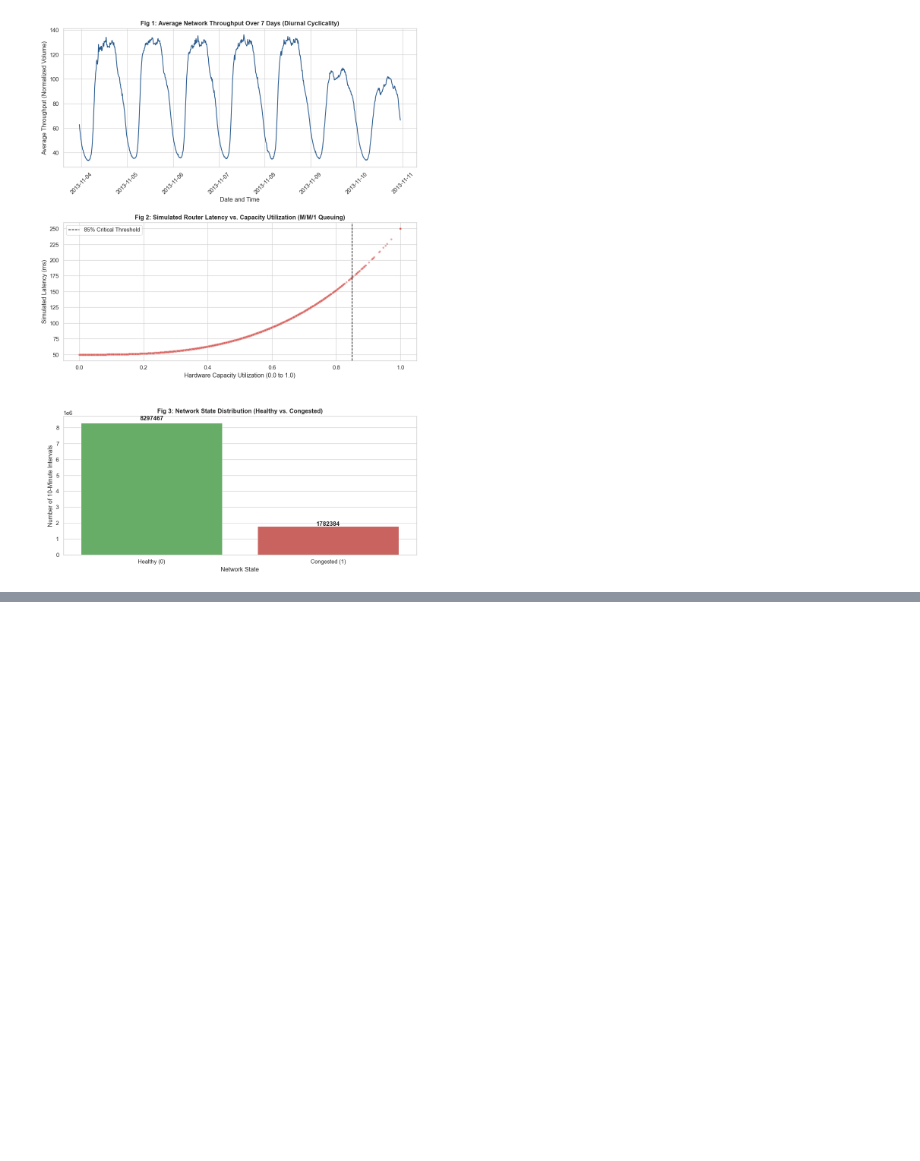
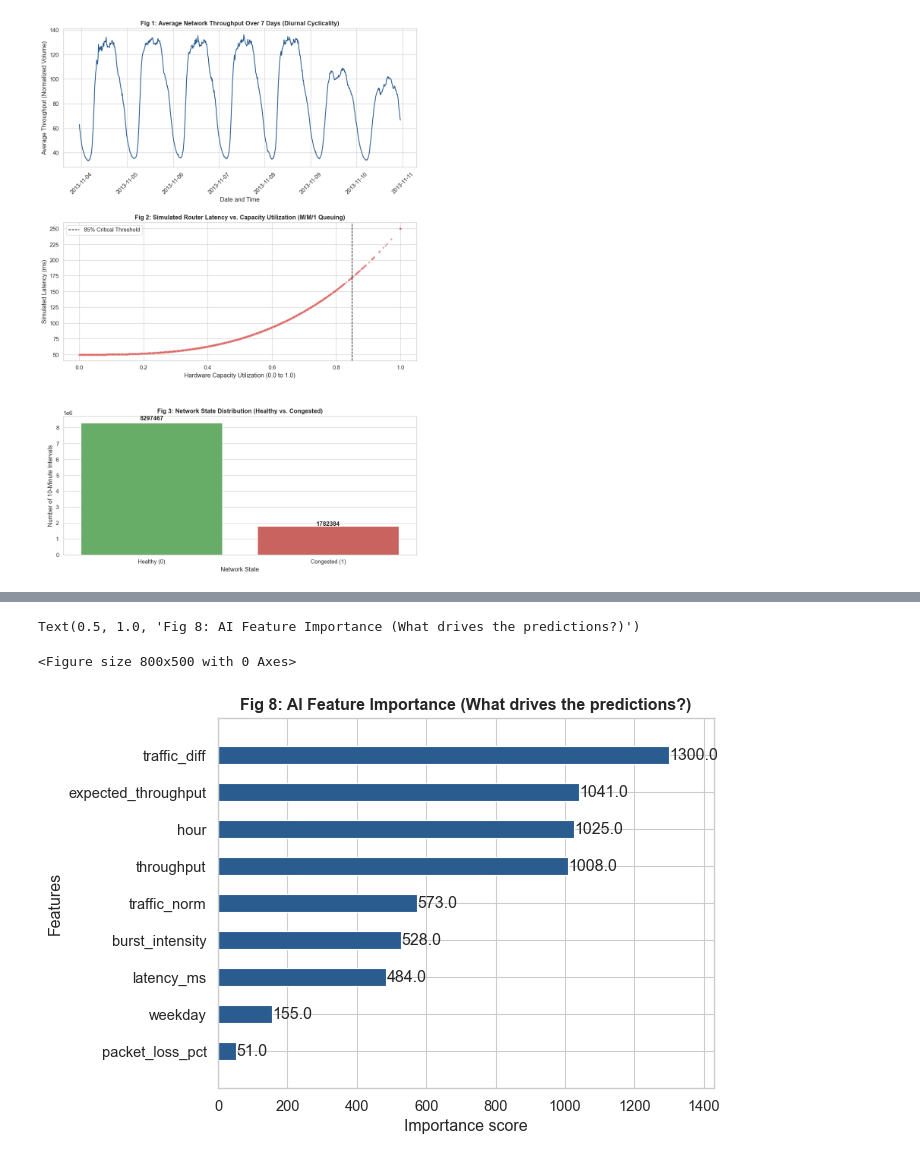
Before and after one commit to Abiodun-Amos/Network-Congestion-Prediction, a Jupyter notebook: Network Congestion Prediction.ipynb, the cells around one changed output, grey strips where cells are left out. Drawn from its saved outputs; the diff is of its cells as text; code cells hidden in the pictures; blank space fills up the shorter version.

```diff
--- a/Network Congestion Prediction.ipynb
+++ b/Network Congestion Prediction.ipynb
@@ -529,0 +625,12 @@ Passing `palette` without assigning `hue` is deprecated and will be removed in v
+# %%
+defense_ready_features = [
+    'CellID',               # Now safely categorical
+    'hour', 'weekday',      # Temporal
+    'throughput', 'traffic_norm', 'traffic_diff', 'burst_intensity', # Workload
+    'expected_throughput',  # Now safely historical
+    'latency_ms', 'packet_loss_pct' # Current physical state (to prevent underfitting)
+]
+defense_ready_features.remove('CellID')
+
+X = df[defense_ready_features]
+y = df['target_next_10m'].astype(int)
@@ -529,0 +703,9 @@ Passing `palette` without assigning `hue` is deprecated and will be removed in v
+# %%
+# Visualizing Feature Importance
+plt.figure(figsize=(8, 5))
+xgb.plot_importance(xgb_model, max_num_features=10, height=0.5, color='#2b5c8f')
+plt.title('Fig 8: AI Feature Importance (What drives the predictions?)', fontweight='bold')
+# %% [output]
+Text(0.5, 1.0, 'Fig 8: AI Feature Importance (What drives the predictions?)')
+<Figure size 800x500 with 0 Axes>
+[figure, added]
```
Also changed, not shown: parts of 17 cells of this notebook.
